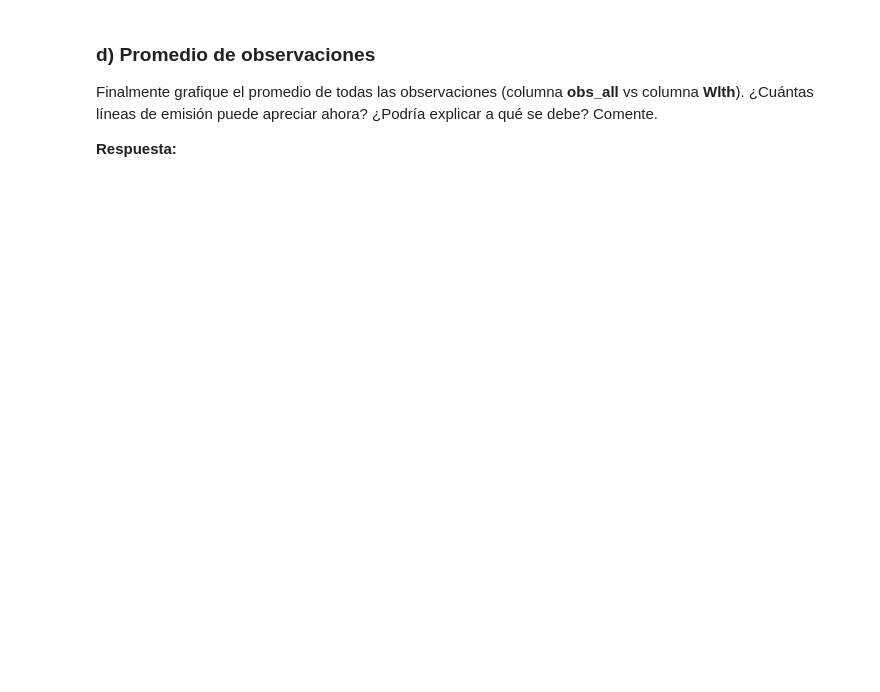
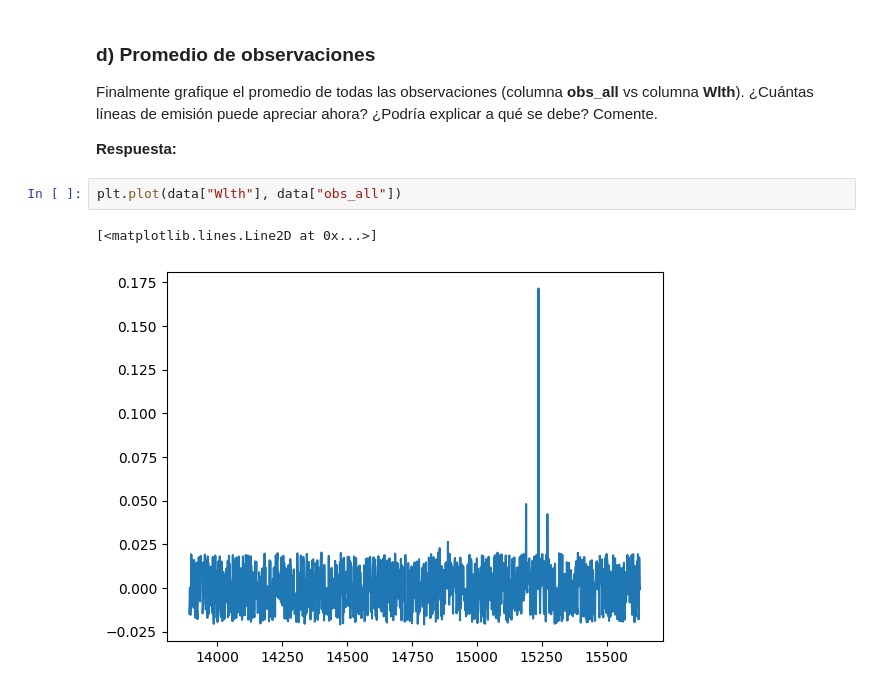
Before and after one commit to bsttiv/Tarea-2, a Jupyter notebook: Tarea2_Desarrollo.ipynb, the cells around one changed output. Cells and saved outputs as stored; diff of their text form; blank space fills up the shorter version.

```diff
--- a/Tarea2_Desarrollo.ipynb
+++ b/Tarea2_Desarrollo.ipynb
@@ -290,3 +328,8 @@ Ahora verá cómo el nivel de ruido disminuye al promediar observaciones. Siga l
 Finalmente grafique el promedio de todas las observaciones (columna **obs_all** vs columna **Wlth**). ¿Cuántas líneas de emisión puede apreciar ahora? ¿Podría explicar a qué se debe? Comente.
 
 **Respuesta:**
+# %%
+plt.plot(data["Wlth"], data["obs_all"])
+# %% [output]
+[<matplotlib.lines.Line2D at 0x...>]
+[figure, added]
```
Also changed, not shown: parts of 4 cells of this notebook.
